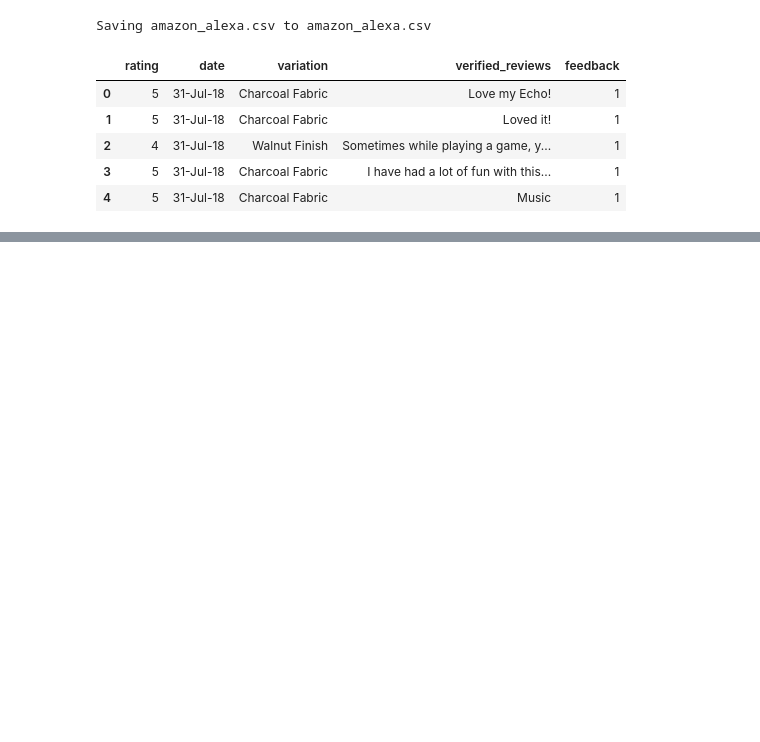
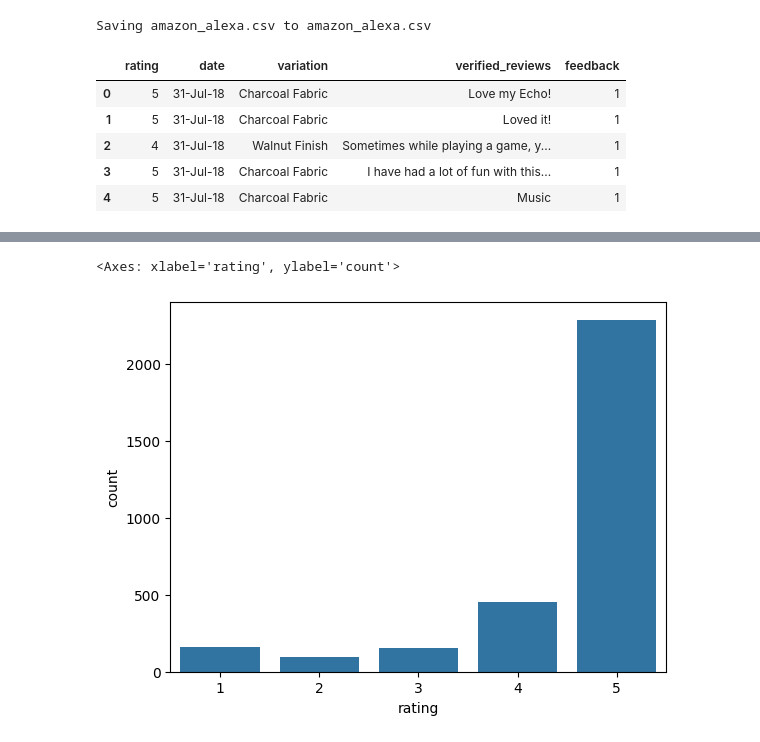
Before and after one commit to malavika-aiml/MLPROJECT, a Jupyter notebook: Decision_Trees.ipynb, the cells around one changed output, grey strips where cells are left out. Cells and saved outputs as stored; diff of their text form; code cells hidden in the pictures; blank space fills up the shorter version.

```diff
--- a/Decision_Trees.ipynb
+++ b/Decision_Trees.ipynb
@@ -11,3 +26,3 @@ import pandas as pd
 # %%
-df=pd.read_csv("amazon_alexa.csv")
+df_alexa=pd.read_csv("amazon_alexa.csv")
 # %%
@@ -21,0 +84,5 @@ df.head()
+# %%
+sns.countplot(x=df_alexa["rating"],data=df_alexa)
+# %% [output]
+<Axes: xlabel='rating', ylabel='count'>
+[figure, added]
```
Also changed, not shown: parts of 10 cells of this notebook.
